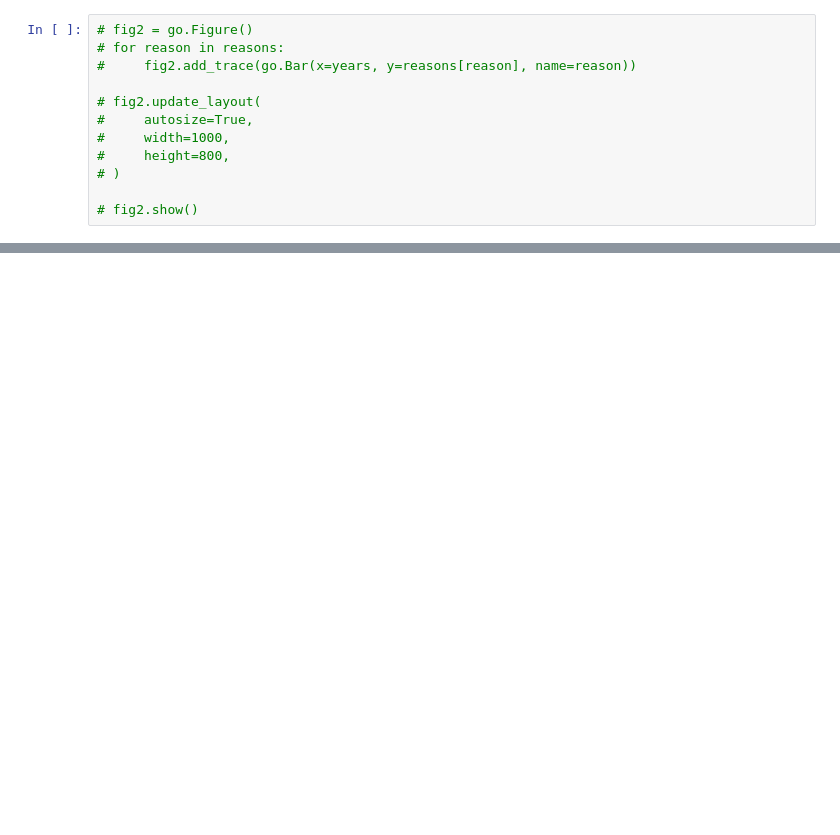
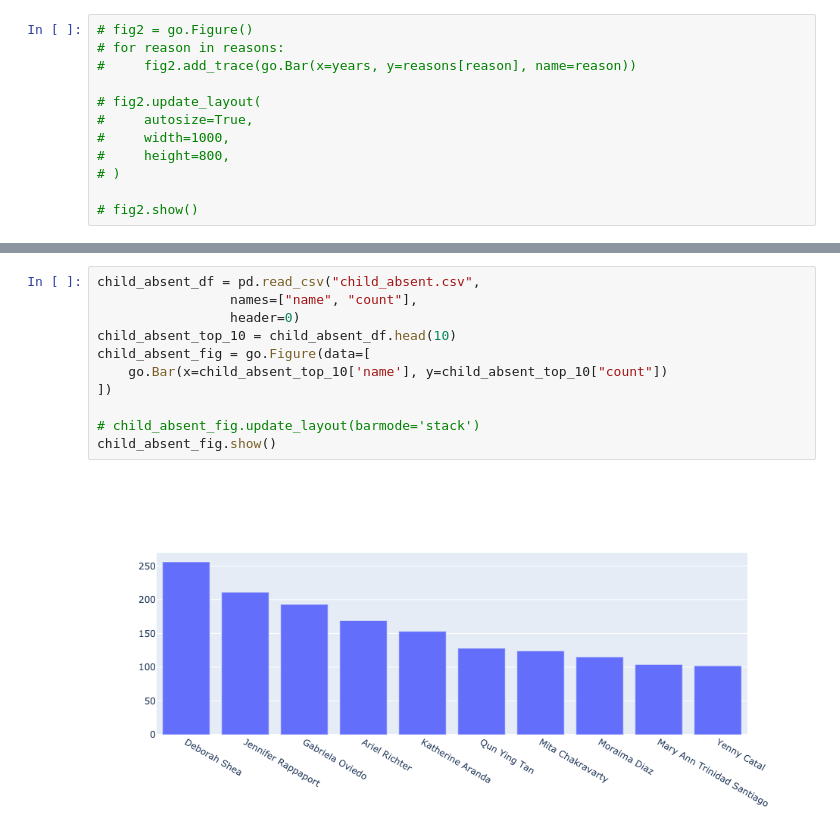
Before and after one commit to wujiang/analytics, a Jupyter notebook: mpcny.ipynb, the cells around one changed output, grey strips where cells are left out. Cells and saved outputs as stored; diff of their text form; blank space fills up the shorter version.

```diff
--- a/mpcny.ipynb
+++ b/mpcny.ipynb
@@ -70,0 +72,13 @@ NameError: name 'go' is not defined
+# %%
+child_absent_df = pd.read_csv("child_absent.csv",
+                 names=["name", "count"],
+                 header=0)
+child_absent_top_10 = child_absent_df.head(10)
+child_absent_fig = go.Figure(data=[
+    go.Bar(x=child_absent_top_10['name'], y=child_absent_top_10["count"])
+])
+
+# child_absent_fig.update_layout(barmode='stack')
+child_absent_fig.show()
+# %% [output]
+[figure, added]
```
Also changed, not shown: parts of 6 cells of this notebook, 6 other files.
